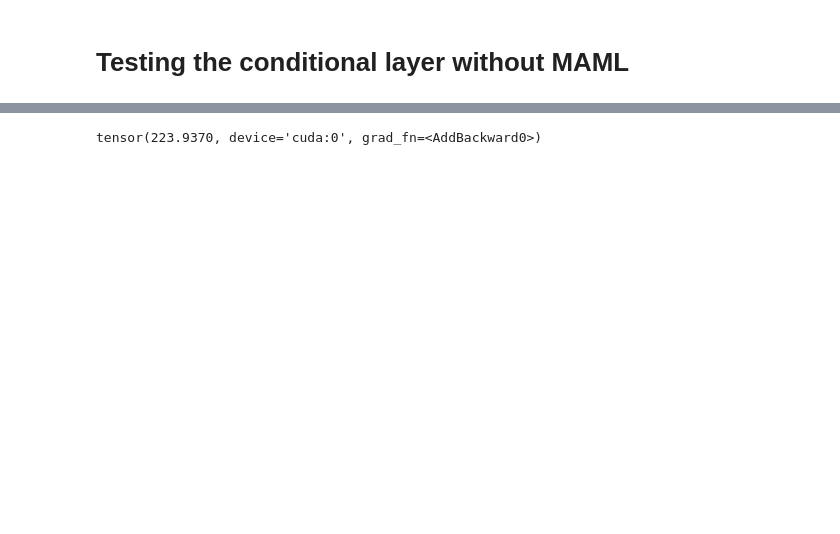
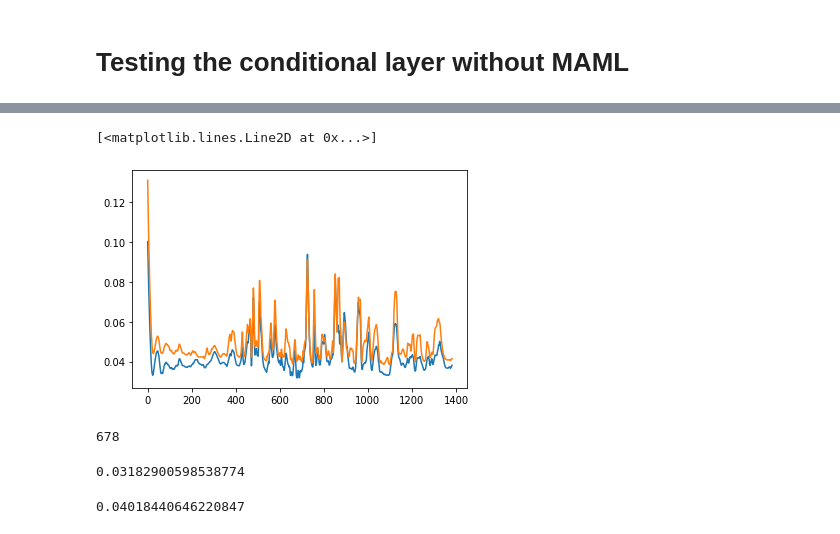
Before and after one commit to sebastianpinedaar/time-series-meta-learning, a Jupyter notebook: master-thesis/Code/meta-learning/experiment-MMAML.ipynb, the cells around one changed output, grey strips where cells are left out. Saved outputs shown, nothing was run; the diff lists cells and outputs as text; code cells hidden in the pictures; blank space fills up the shorter version.

```diff
--- a/master-thesis/Code/meta-learning/experiment-MMAML.ipynb
+++ b/master-thesis/Code/meta-learning/experiment-MMAML.ipynb
@@ -130,30 +130,46 @@ class Lambda(nn.Module):
         else:
             return self.latent_mean
 # %%
-task_model = LSTMModel(batch_size=batch_size, seq_len = window_size, input_dim = input_dim, n_layers = 2, hidden_dim = hidden_dim, output_dim =1)
-task_encoder = LSTMModel(batch_size=batch_size, seq_len = task_size, input_dim = input_dim+1, n_layers = 1, hidden_dim = hidden_dim, output_dim =1)
-task_decoder = LSTMDecoder(batch_size = 1, n_layers =1 , seq_len = task_size, output_dim = input_dim +1,  hidden_dim = hidden_dim, latent_dim = hidden_dim, device = device)
-lmbd = Lambda(hidden_dim, hidden_dim)
+#paramters wto increase capactiy of the model
+n_layers_task_net = 2
+n_layers_task_encoder = 1
+n_layers_task_decoder = 1
+
+hidden_dim_task_net = 120
+hidden_dim_encoder = 120
+hidden_dim_decoder = 120
+
+#fixed values
+input_dim_task_net = input_dim
+input_dim_task_encoder = input_dim +1
+output_dim_task_net = 1
+output_dim_task_decoder = input_dim+1
+
+
+total_tasks = len(train_data_ML)
+device = torch.device("cuda:0" if torch.cuda.is_available() else "cpu")
+
+
 
 class MultimodalLearner(nn.Module):
 
-    def __init__(self, task_model, task_encoder, task_decoder, lmbd):
+    def __init__(self, task_net, task_encoder, task_decoder, lmbd):
 
         super(MultimodalLearner, self).__init__()
 
-        self.task_model = task_model
+        self.task_net = task_net
         self.task_encoder = task_encoder
         self.task_decoder = task_decoder
         self.lmbd = lmbd
-        self.modulation_layer = nn.Linear(task_encoder.hidden_dim, task_model.hidden_dim*2)
-        self.output_layer = nn.Linear(task_model.hidden_dim, 1)
+        self.modulation_layer = nn.Linear(task_encoder.hidden_dim, task_net.hidden_dim*2)
+        self.output_layer = nn.Linear(task_net.hidden_dim, 1)
         self.task_decoder = task_decoder
         self.rec_loss = nn.SmoothL1Loss(size_average=False)
 
 
     def conditional_layer(self, x, embedding):
 
-        ###apply by deffault the affine transformation
+        ###apply by deffault the affine transformation -- FiLM layer
 
         gammas, betas = torch.split(embedding, x.size(1), dim=-1)
         gammas = gammas + torch.ones_like(gammas)
@@ -175,7 +191,7 @@ class MultimodalLearner(nn.Module):
         if params is None:
             params = OrderedDict(self.named_parameters())
 
-        x = self.task_model.encoder(x)
+        x = self.task_net.encoder(x)
         encoding = self.task_encoder.encoder(task)
         latent = self.lmbd(encoding)
         task_rec = self.task_decoder(latent)
@@ -280,4 +329,18 @@ KeyboardInterrupt:
-# %%
-vrae_loss
-# %% [output]
-tensor(223.9370, device='cuda:0', grad_fn=<AddBackward0>)
+# %%
+plt.plot(val_loss_hist)
+plt.plot(test_loss_hist)
+# %% [output]
+[<matplotlib.lines.Line2D at 0x...>]
+[figure, added]
+# %%
+np.argmin(val_loss_hist)
+# %% [output]
+678
+# %%
+np.min(val_loss_hist)
+# %% [output]
+0.03182900598538774
+# %%
+test_loss_hist[678]
+# %% [output]
+0.04018440646220847
```
Also changed, not shown: parts of 1 cell of this notebook, 18 other files.
